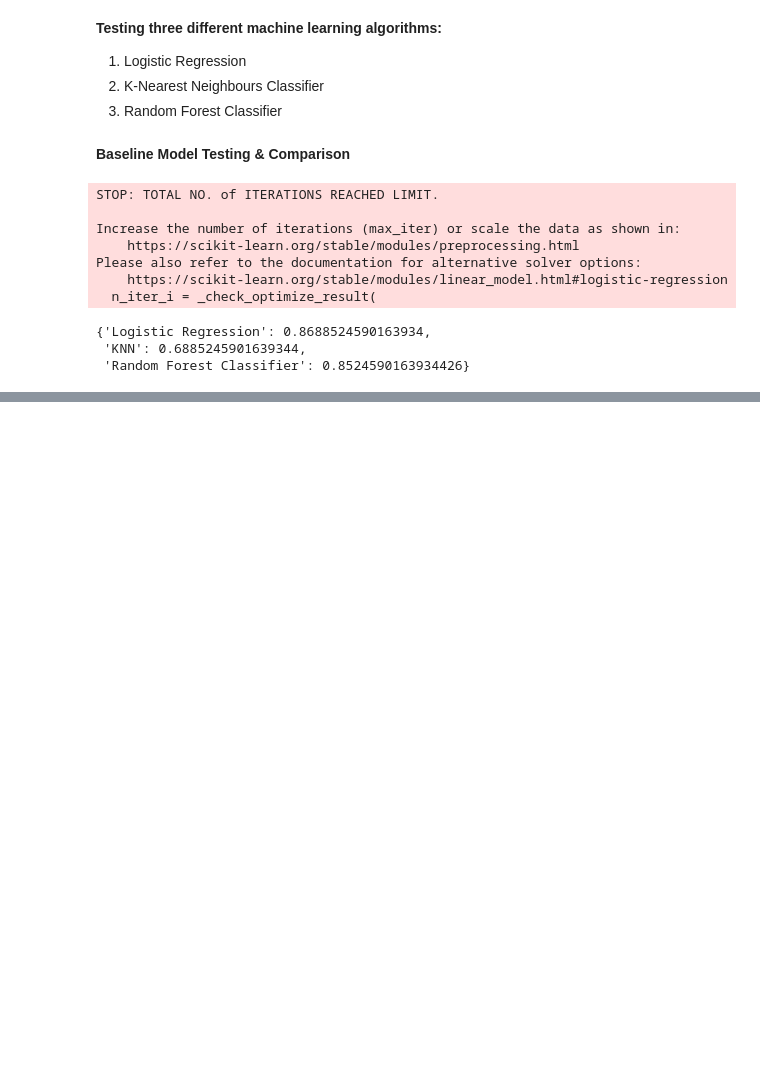
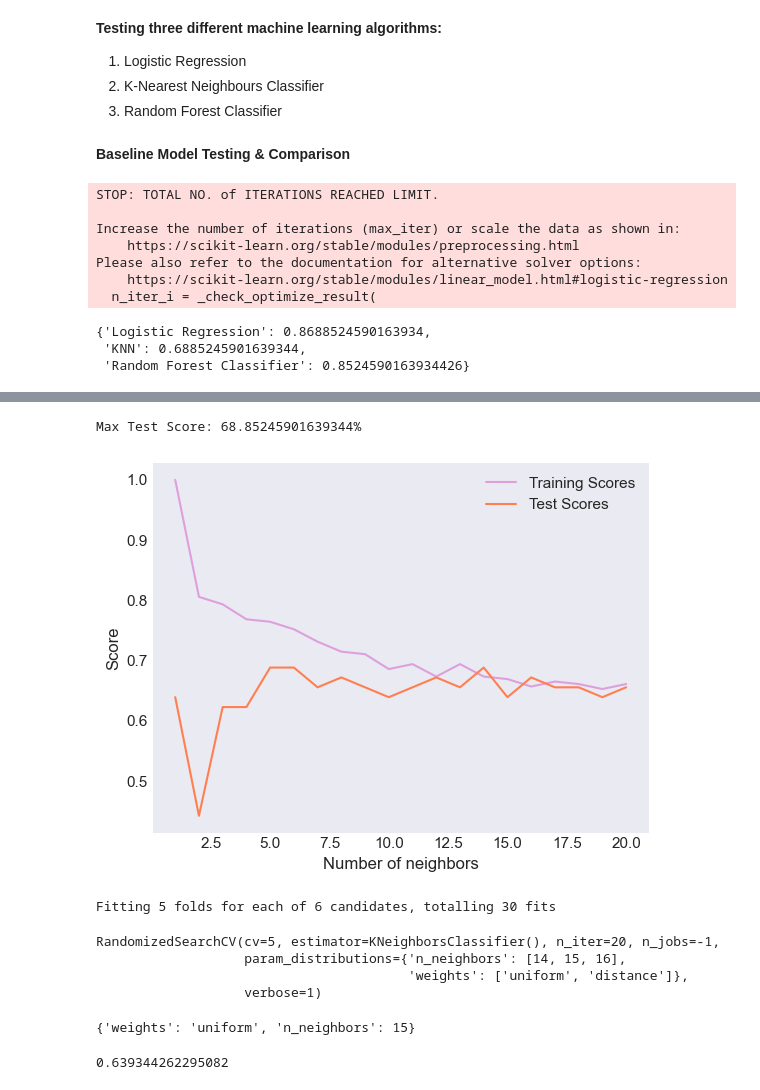
Before and after one commit to Yogesh914/heart-disease-project, a Jupyter notebook: heart_disease_classification.ipynb, the cells around one changed output, grey strips where cells are left out. Saved outputs shown, nothing was run; the diff lists cells and outputs as text; code cells hidden in the pictures; blank space fills up the shorter version.

```diff
--- a/heart_disease_classification.ipynb
+++ b/heart_disease_classification.ipynb
@@ -301,0 +321,48 @@ knn_model = KNeighborsClassifier()
+# %%
+training_scores = []
+test_scores = []
+
+n_values = range(1,21)
+np.random.seed(8)
+
+knn_model = KNeighborsClassifier()
+
+for n in n_values:
+    knn_model.set_params(n_neighbors=n)
+    knn_model.fit(X_train, y_train)
+
+    training_scores.append(knn_model.score(X_train, y_train))
+    test_scores.append(knn_model.score(X_test, y_test))
+# %%
+plt.plot(n_values, training_scores, label="Training Scores", color="plum")
+plt.plot(n_values, test_scores, label="Test Scores", color="coral")
+plt.xlabel("Number of neighbors")
+plt.ylabel("Score")
+plt.legend();
+print(f"Max Test Score: {max(test_scores)*100}%")
+# %% [output]
+Max Test Score: 68.85245901639344%
+[figure, added]
+# %%
+# KNN Hyperparameter Tuning with RandomizedSearchCV
+
+param_dict = {"n_neighbors": [14,15,16], "weights":["uniform", "distance"]}
+np.random.seed(8)
+knn_model = KNeighborsClassifier()
+knn_tuned = RandomizedSearchCV(estimator=knn_model, param_distributions=param_dict, n_iter=20, n_jobs=-1, cv=5, verbose=1)
+knn_tuned.fit(X_train, y_train)
+# %% [output]
+Fitting 5 folds for each of 6 candidates, totalling 30 fits
+RandomizedSearchCV(cv=5, estimator=KNeighborsClassifier(), n_iter=20, n_jobs=-1,
+                   param_distributions={'n_neighbors': [14, 15, 16],
+                                        'weights': ['uniform', 'distance']},
+                   verbose=1)
+# %%
+knn_tuned.best_params_
+# %% [output]
+{'weights': 'uniform', 'n_neighbors': 15}
+# %%
+knn_hpt_score = knn_tuned.score(X_test, y_test)
+knn_hpt_score
+# %% [output]
+0.639344262295082
```
Also changed, not shown: parts of 45 cells of this notebook.
